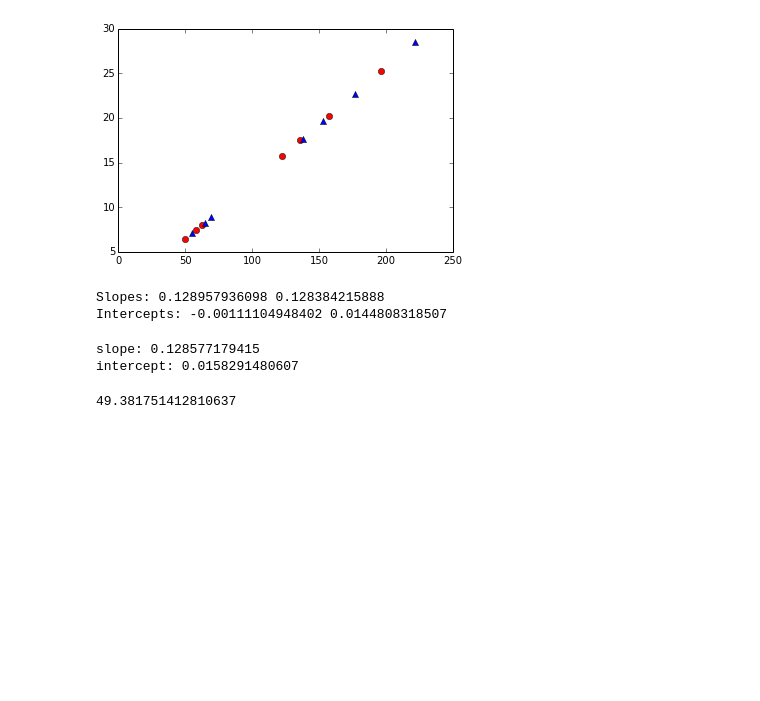
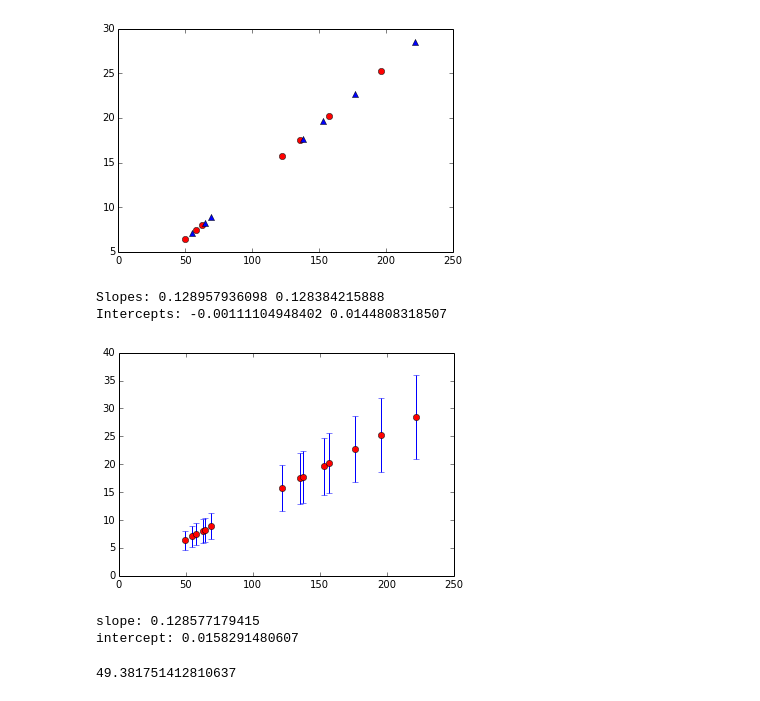
Before and after one commit to abardess/PHYS202-S14, a Jupyter notebook: XRaySpec.ipynb, the cells around one changed output. Cells and saved outputs as stored; diff of their text form; code cells hidden in the pictures; blank space fills up the shorter version.

```diff
--- a/XRaySpec.ipynb
+++ b/XRaySpec.ipynb
@@ -13,4 +13,4 @@ Fe_K_alpha_FWHM = 2.002
 Fe_K_alpha_energy = 6.40 #keV
 Fe_K_beta_energy = 7.06 #keV
 # %%
-print "Measured Resolution:", (0.66 / 5.01) * 2.002, "keV"
+err = (0.66 / 5.01) * 2.002
@@ -75,11 +77,19 @@ Intercepts: -0.00111104948402 0.0144808318507
 # %%
 c = [49.73, 54.74, 58.02, 62.54, 64.25, 69.22, 122.08, 135.31, 137.8, 152.89, 157.0, 176.6, 196.1, 221.7] #Channel Number
 E = [6.40, 7.06, 7.48, 8.05, 8.26, 8.91, 15.78, 17.48, 17.67, 19.61, 20.22, 22.72, 25.27, 28.49] #keV
 
 m, b = pylab.polyfit(c, E, 1)
+
+Eerr = []
+for i in E:
+    Eerr.append(err * i)
+
+plt.errorbar(c, E, yerr = Eerr, fmt = 'ro', ecolor = 'b')
+plt.show()
 print "slope:", m
 print "intercept:", b
 # %% [output]
+[figure, added]
 slope: 0.128577179415
 intercept: 0.0158291480607
 # %%
```
Also changed, not shown: parts of 4 cells of this notebook.
